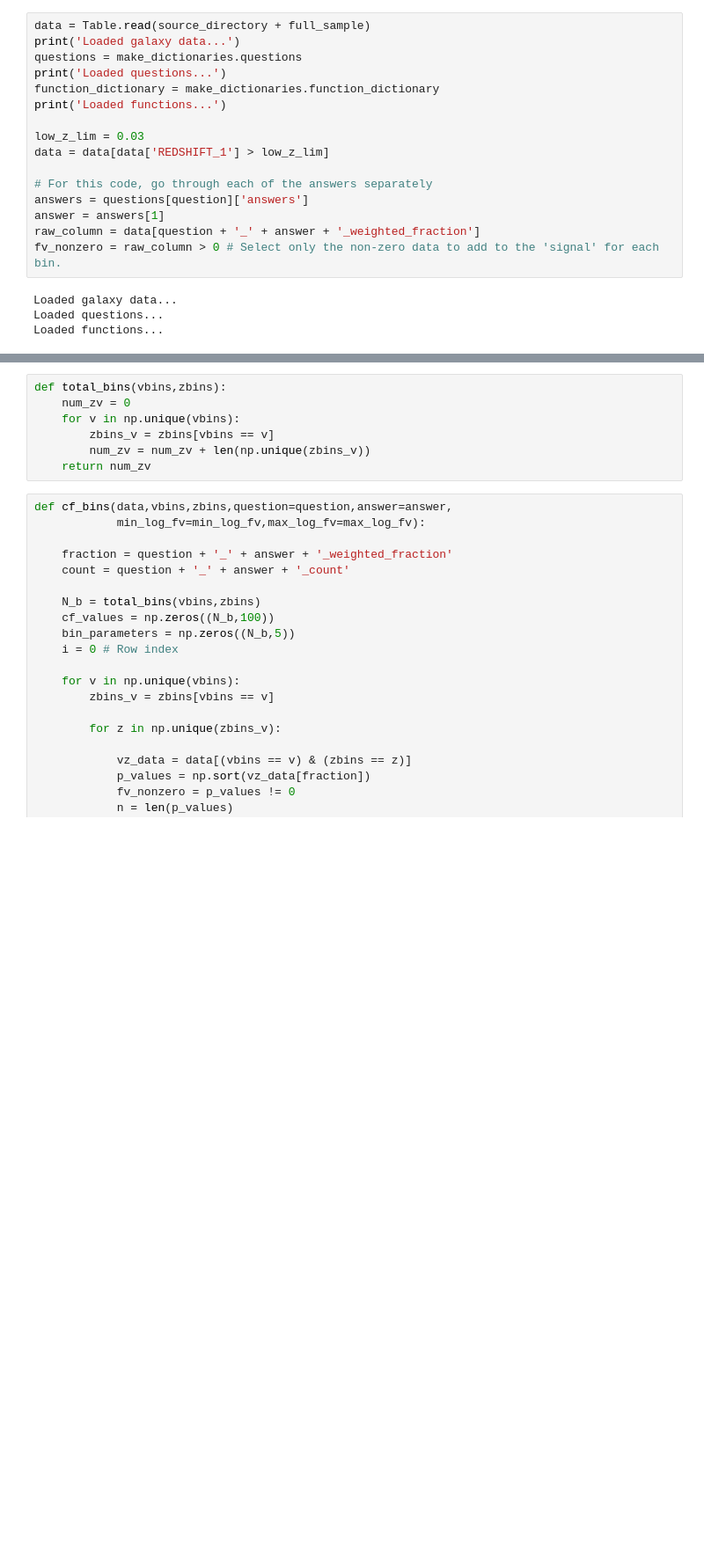
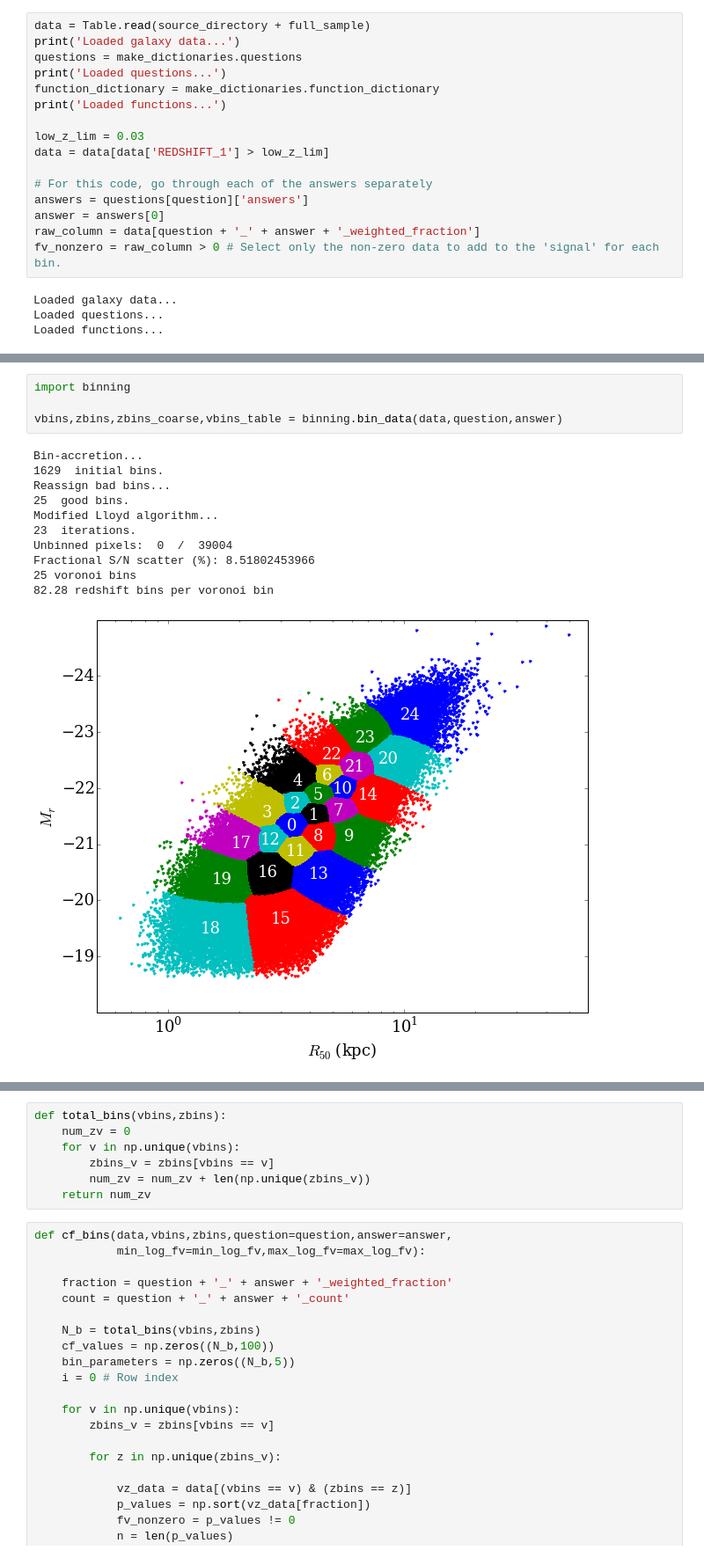
Before and after one commit to RossHart/Debiasing-testing-v2, a Jupyter notebook: Codes/debiasing_simultaneous_fitting.ipynb, the cells around one changed output, grey strips where cells are left out. Shown at 88% size. Saved outputs shown, nothing was run; the diff lists cells and outputs as text; blank space fills up the shorter version.

```diff
--- a/Codes/debiasing_simultaneous_fitting.ipynb
+++ b/Codes/debiasing_simultaneous_fitting.ipynb
@@ -55,7 +56,7 @@ data = data[data['REDSHIFT_1'] > low_z_lim]
 
 # For this code, go through each of the answers separately
 answers = questions[question]['answers']
-answer = answers[1]
+answer = answers[0]
 raw_column = data[question + '_' + answer + '_weighted_fraction']
 fv_nonzero = raw_column > 0 # Select only the non-zero data to add to the 'signal' for each bin.
 # %% [output]
@@ -307,0 +66,16 @@ def bin_data(data,n_vbins=40,signal=100,plot=True):
+# %%
+import binning
+
+vbins,zbins,zbins_coarse,vbins_table = binning.bin_data(data,question,answer)
+# %% [output]
+Bin-accretion...
+1629  initial bins.
+Reassign bad bins...
+25  good bins.
+Modified Lloyd algorithm...
+23  iterations.
+Unbinned pixels:  0  /  39004
+Fractional S/N scatter (%): 8.51802453966
+25 voronoi bins
+82.28 redshift bins per voronoi bin
+[figure, added]
```
Also changed, not shown: parts of 25 cells of this notebook, 4 other files.
